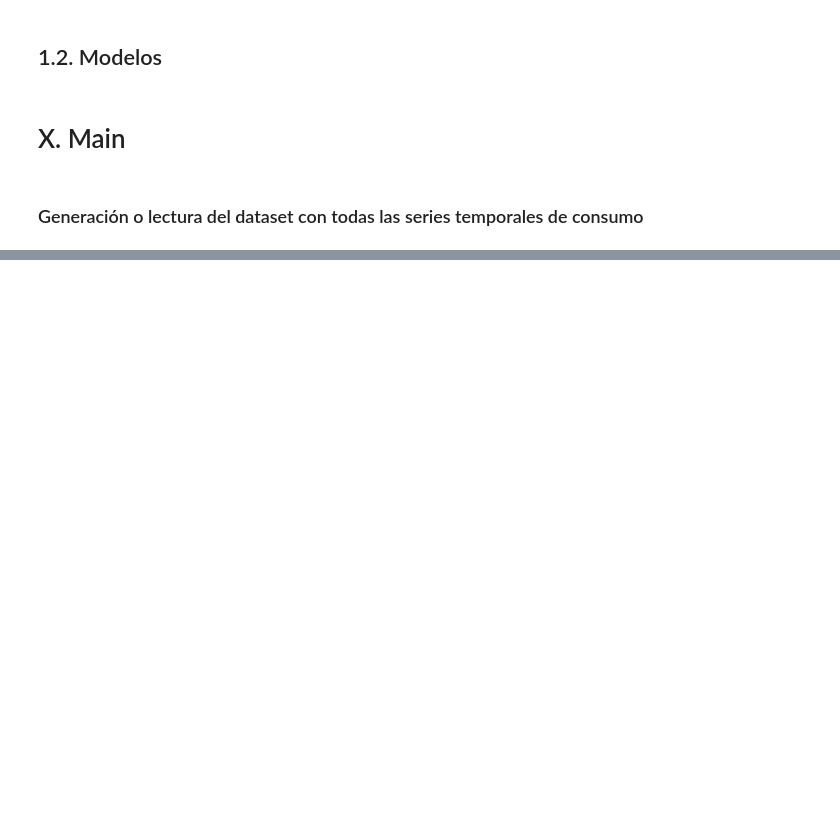
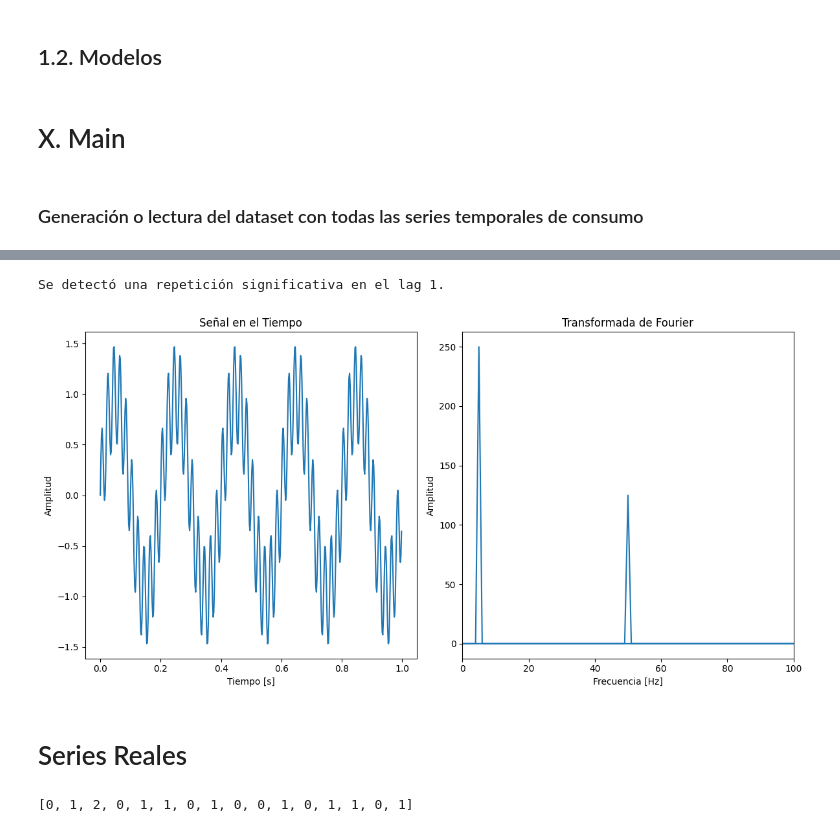
Before and after one commit to IagoGarciaSuarez/MUII_TFM, a Jupyter notebook: src/TFM.ipynb, the cells around one changed output, grey strips where cells are left out. Drawn from its saved outputs; the diff is of its cells as text; code cells hidden in the pictures; blank space fills up the shorter version.

```diff
--- a/src/TFM.ipynb
+++ b/src/TFM.ipynb
@@ -126,0 +280,53 @@ plt.show()
+# %%
+# Decisión sobre la repetición basada en la autocorrelación
+def hay_repeticion(autocorr, umbral=0.2):
+    for lag, val in enumerate(autocorr):
+        if lag != 0 and abs(val) > umbral:
+            return True, lag
+    return False, None
+
+umbral_autocorrelacion = 0.2
+repeticion, lag = hay_repeticion(autocorr, umbral_autocorrelacion)
+
+if repeticion:
+    print(f"Se detectó una repetición significativa en el lag {lag}.")
+else:
+    print("No se detectaron repeticiones significativas.")
+# %% [output]
+Se detectó una repetición significativa en el lag 1.
+# %%
+import numpy as np
+import matplotlib.pyplot as plt
+
+# Crear una señal de ejemplo (suma de dos sinusoides)
+fs = 500  # Frecuencia de muestreo
+t = np.arange(0, 1, 1/fs)  # Vector de tiempo
+f1, f2 = 5, 50  # Frecuencias de las sinusoides
+signal = np.sin(2*np.pi*f1*t) + 0.5*np.sin(2*np.pi*f2*t)  # Señal
+
+# Aplicar la Transformada de Fourier
+fft_signal = np.fft.fft(signal)
+frequencies = np.fft.fftfreq(len(fft_signal), 1/fs)
+
+# Visualización de la señal original y su transformada
+plt.figure(figsize=(12, 6))
+
+plt.subplot(1, 2, 1)
+plt.plot(t, signal)
+plt.title('Señal en el Tiempo')
+plt.xlabel('Tiempo [s]')
+plt.ylabel('Amplitud')
+
+plt.subplot(1, 2, 2)
+plt.plot(frequencies, np.abs(fft_signal))
+plt.title('Transformada de Fourier')
+plt.xlabel('Frecuencia [Hz]')
+plt.ylabel('Amplitud')
+plt.xlim(0, 100)  # Limitar a las frecuencias de interés
+
+plt.tight_layout()
+plt.show()
+# %% [output]
+[figure, added]
+# %% [markdown]
+# Series Reales
@@ -126,0 +336,4 @@ plt.show()
+# %%
+serie_real[1382:1398]
+# %% [output]
+[0, 1, 2, 0, 1, 1, 0, 1, 0, 0, 1, 0, 1, 1, 0, 1]
```
Also changed, not shown: parts of 24 cells of this notebook.
